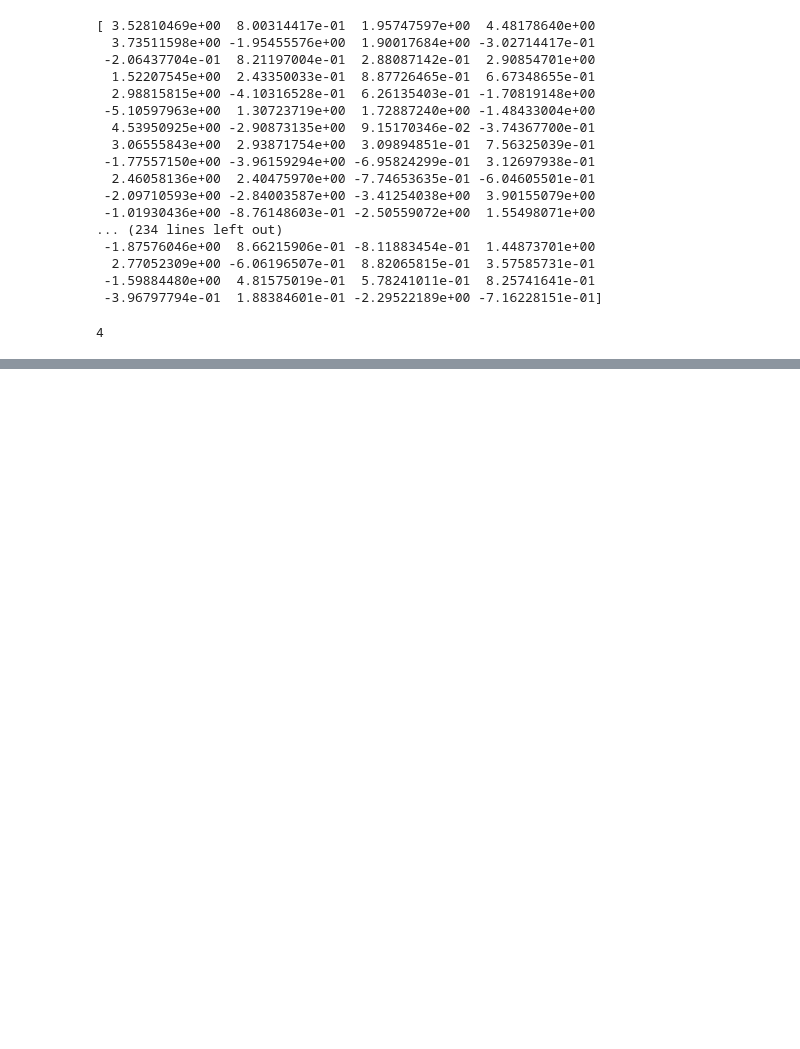
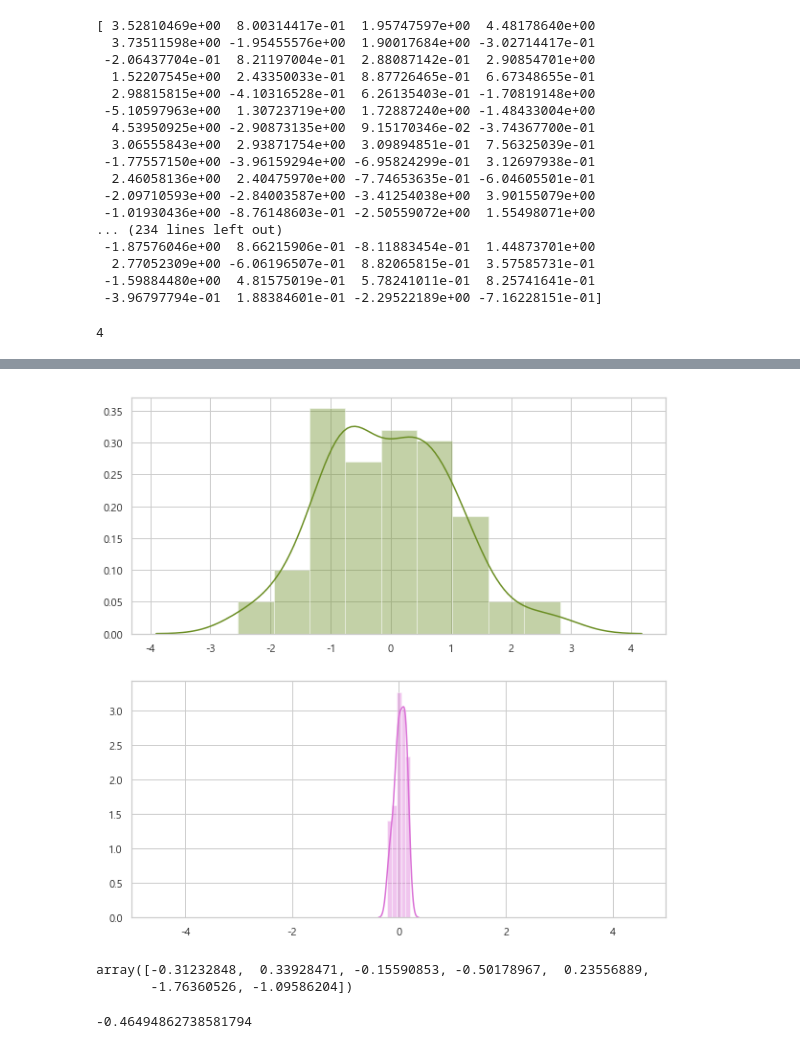
Before and after one commit to h33sun/TIL, a Jupyter notebook: math/20200206 확률분포함수.ipynb, the cells around one changed output, grey strips where cells are left out. Cells and saved outputs as stored; diff of their text form; code cells hidden in the pictures; blank space fills up the shorter version.

```diff
--- a/math/20200206 확률분포함수.ipynb
+++ b/math/20200206 확률분포함수.ipynb
@@ -272,3 +272,13 @@ a = 2
 a+2
 # %% [output]
 4
+# %%
+np.random.random()
+
+
+print(x.mean())
+blank = []
+for i in range(50):
+    x = np.random.normal(size = 100)
+    blank.append(x.mean())
+blank
@@ -274,0 +304,12 @@ a+2
+# %%
+plt.figure(figsize = (10,10))
+plt.subplot(211)
+sns.distplot(x, color = 'olivedrab')
+
+
+plt.subplot(212)
+plt.xlim(-5,5)
+sns.distplot(blank, color = 'orchid')
+plt.show()
+# %% [output]
+[figure, added]
@@ -274,0 +319,9 @@ a+2
+# %%
+data
+# %% [output]
+array([-0.31232848,  0.33928471, -0.15590853, -0.50178967,  0.23556889,
+       -1.76360526, -1.09586204])
+# %%
+data.mean()
+# %% [output]
+-0.46494862738581794
```
Also changed, not shown: parts of 10 cells of this notebook.
